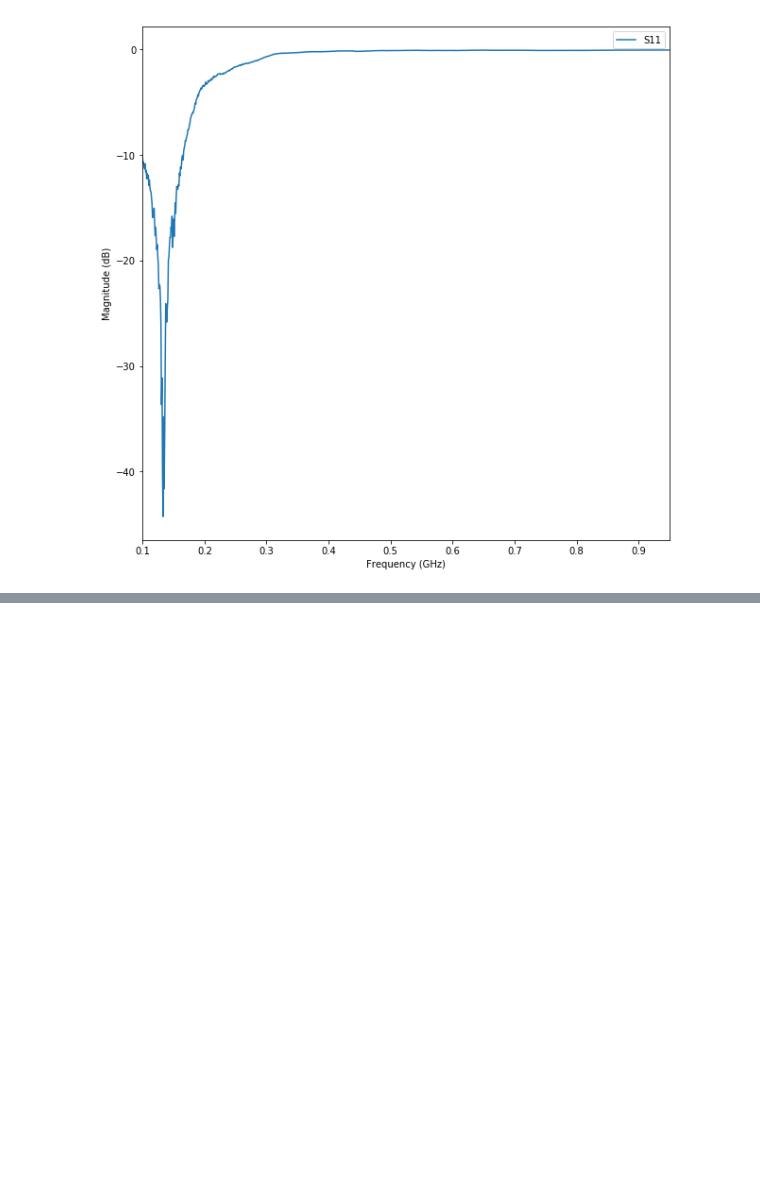
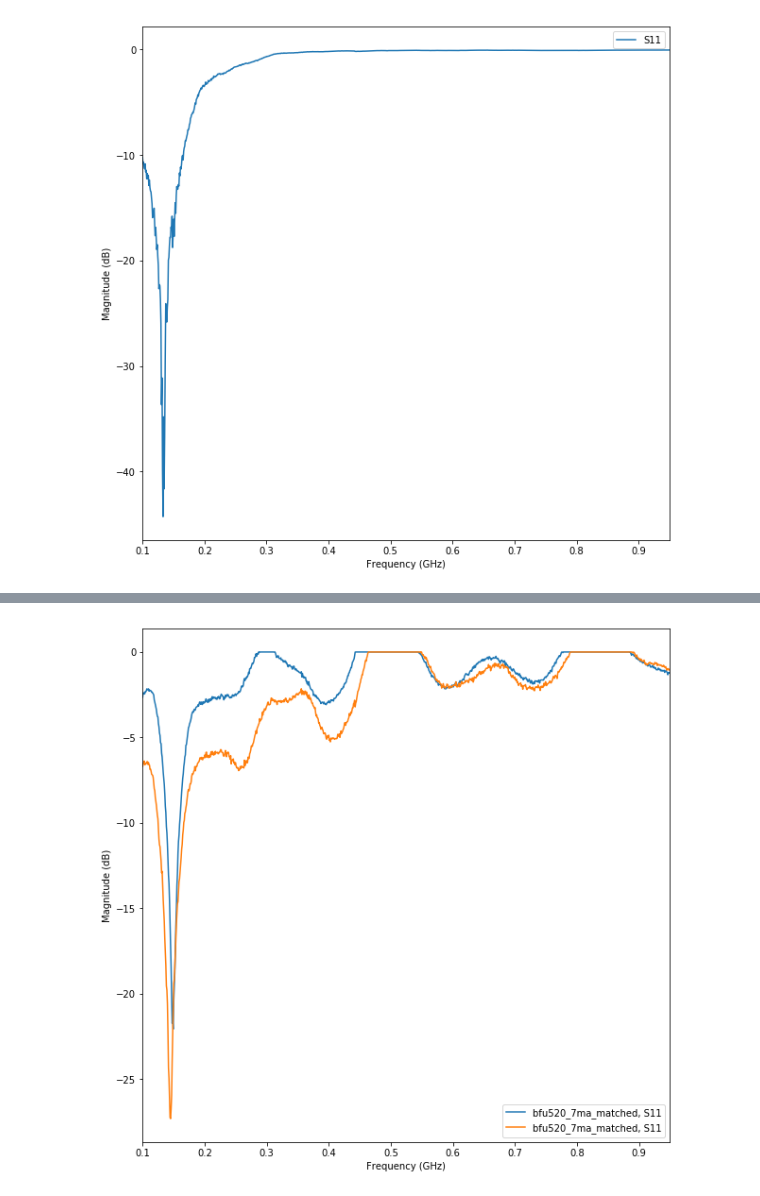
Before and after one commit to cactorium/BFU520R-amplifier, a Jupyter notebook: sim/calc-matching-networks.ipynb, the cells around one changed output, grey strips where cells are left out. Saved outputs shown, nothing was run; the diff lists cells and outputs as text; code cells hidden in the pictures; blank space fills up the shorter version.

```diff
--- a/sim/calc-matching-networks.ipynb
+++ b/sim/calc-matching-networks.ipynb
@@ -213,0 +214,5 @@ zs_915mhz, zl_915mhz
+# %%
+bjt_144_matched_measurement.s11.plot_s_db()
+bjt_144_matched_measurement.s22.plot_s_db()
+# %% [output]
+[figure, added]
```
Also changed, not shown: parts of 21 cells of this notebook, 1 other file.
